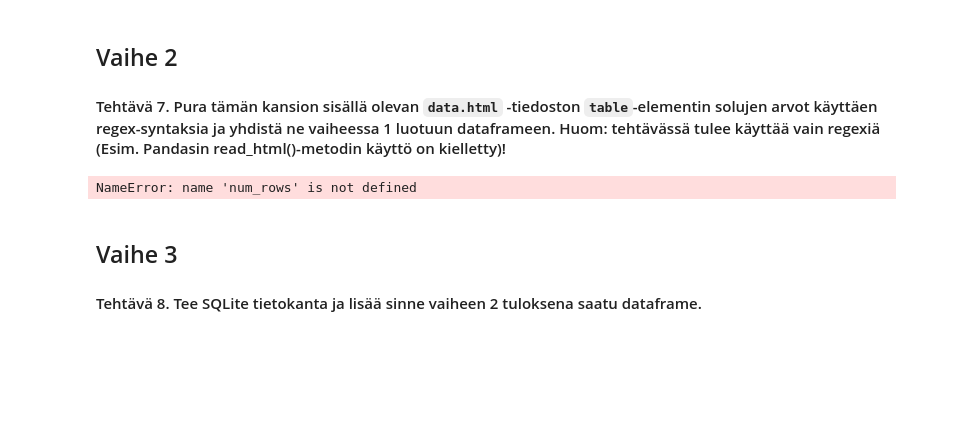
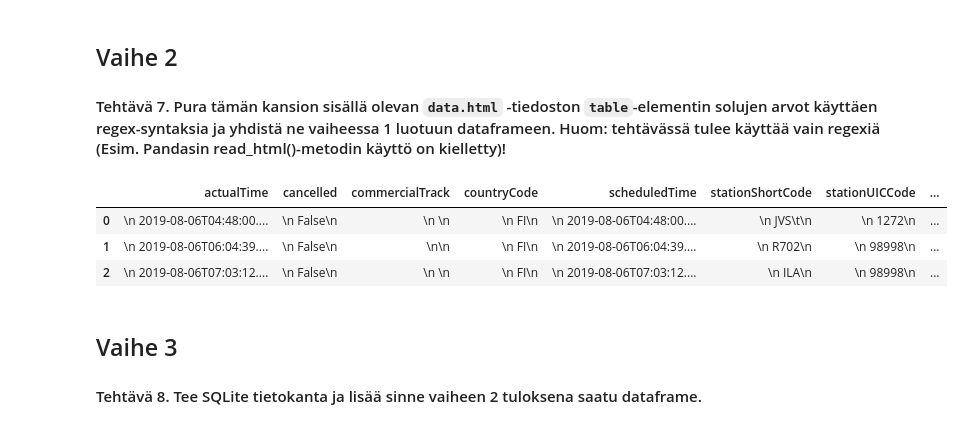
Before and after one commit to kartimus/aida2-harkka-rest, a Jupyter notebook: harjoitustyo.ipynb, the cells around one changed output. Saved outputs shown, nothing was run; the diff lists cells and outputs as text; code cells hidden in the pictures; blank space fills up the shorter version.

```diff
--- a/harjoitustyo.ipynb
+++ b/harjoitustyo.ipynb
@@ -158,35 +164,39 @@ new_timetable_df
 # %%
 import re
 
 with open('data.html', 'r', encoding='utf-8') as file:
     html_content = file.read()
 
 #patternit
 table_pattern = r'<table.*?>(.*?)</table>'
 cell_pattern = r'<td.*?>(.*?)</td>'
 
+#määritellään ensin, miten haetaan
 table_match = re.search(table_pattern, html_content, re.DOTALL)
 if table_match:
     table_html = table_match.group(1)
     cell_matches = re.findall(cell_pattern, table_html, re.DOTALL)
 
-
+    #tämän jälkeen, mitä haetaan
     columns = ["actualTime", "cancelled", "commercialTrack",
                "countryCode", "scheduledTime", "stationShortCode",
                "stationUICCode", "trainStopping", "type", "trainNumber"]
-    df = pd.DataFrame(columns=columns)
 
 
     num_columns = len(columns)
     num_cells = len(cell_matches)
 
-    for i in range(num_rows):
-        df = pd.concat([df, pd.DataFrame([cell_data], columns=columns)], ignore_index=True)
+    #ja vielä, mitä tehdään datalle, eli yhdistetään ne toisiinsa
+    data_rows = [cell_matches[i:i + num_columns] for i in range(0, num_cells, num_columns)]
+    df = pd.DataFrame(data_rows, columns=columns)
 
 
 df
 # %% [output]
-NameError: name 'num_rows' is not defined
+|  | actualTime | cancelled | commercialTrack | countryCode | scheduledTime | stationShortCode | stationUICCode | ... |
+| 0 | \n 2019-08-06T04:48:00.... | \n False\n | \n \n | \n FI\n | \n 2019-08-06T04:48:00.... | \n JVS\t\n | \n 1272\n | ... |
+| 1 | \n 2019-08-06T06:04:39.... | \n False\n | \n\n | \n FI\n | \n 2019-08-06T06:04:39.... | \n R702\n | \n 98998\n | ... |
+| 2 | \n 2019-08-06T07:03:12.... | \n False\n | \n \n | \n FI\n | \n 2019-08-06T07:03:12.... | \n ILA\n | \n 98998\n | ... |
 # %% [markdown]
 ## Vaihe 3
 
```
Also changed, not shown: parts of 11 cells of this notebook, 1 other file.
